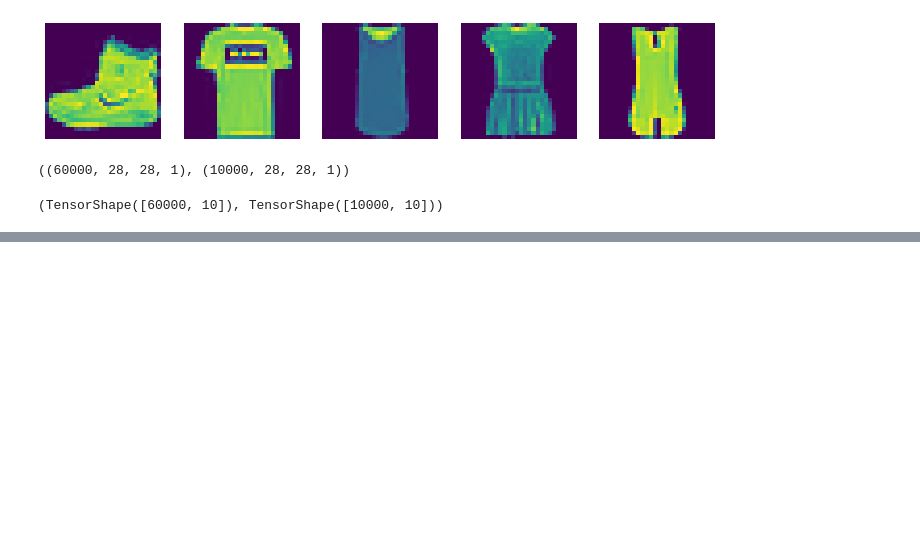
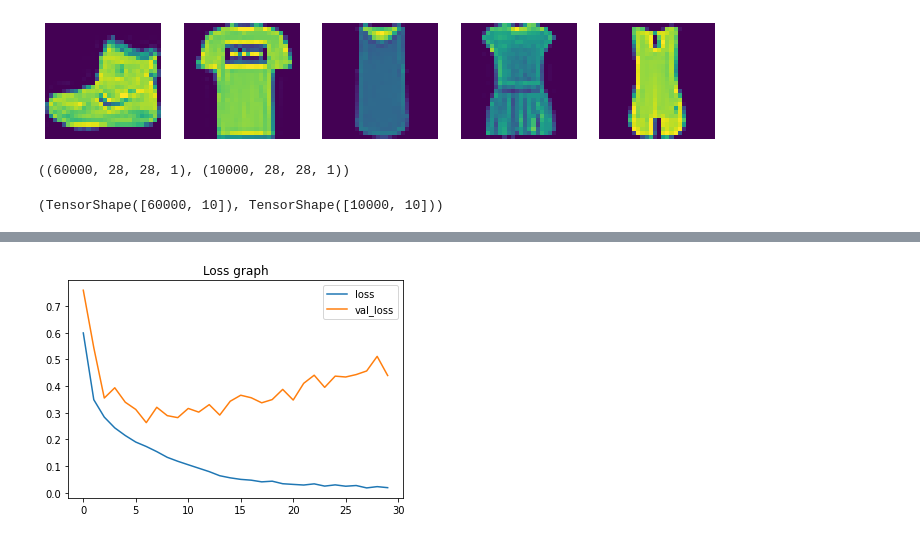
Before and after one commit to CaptaiN785/DL-Notebooks, a Jupyter notebook: fashion_mnist/main.ipynb, the cells around one changed output, grey strips where cells are left out. Saved outputs shown, nothing was run; the diff lists cells and outputs as text; code cells hidden in the pictures; blank space fills up the shorter version.

```diff
--- a/fashion_mnist/main.ipynb
+++ b/fashion_mnist/main.ipynb
@@ -120,0 +139,8 @@ Epoch 21/30
+# %%
+plt.plot(history.history['loss'])
+plt.plot(history.history['val_loss'])
+plt.legend(['loss', 'val_loss'])
+plt.title("Loss graph")
+plt.show()
+# %% [output]
+[figure, added]
```
Also changed, not shown: parts of 5 cells of this notebook.
